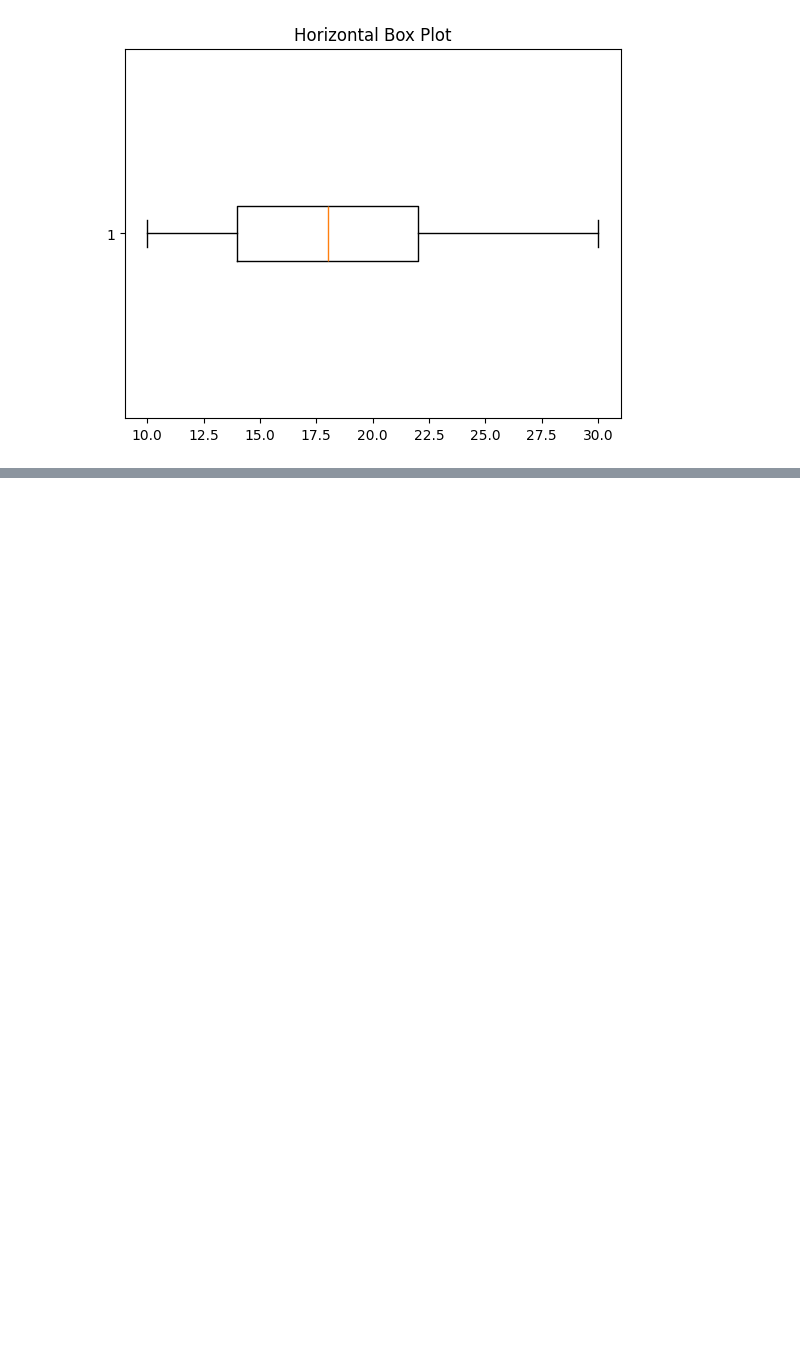
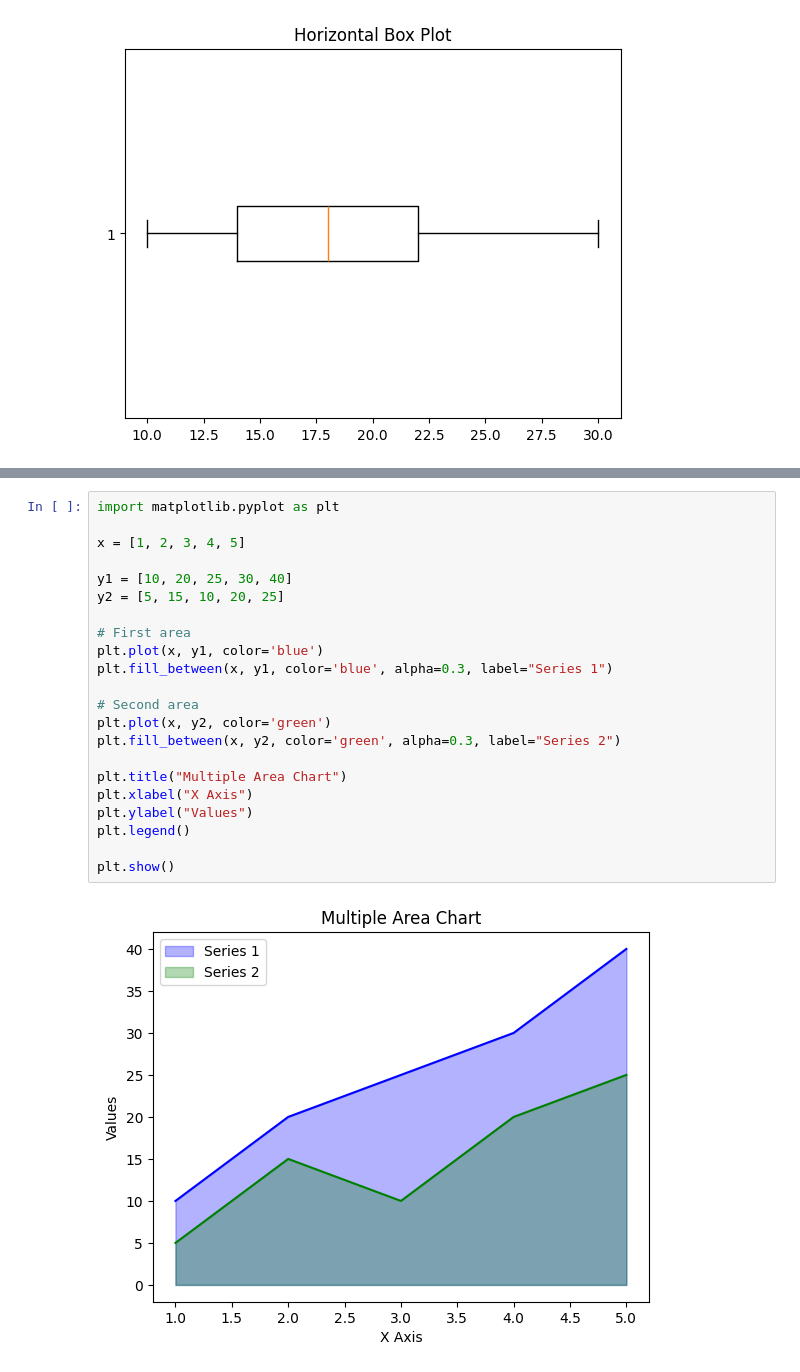
Before and after one commit to rohitkuma6443/Python, a Jupyter notebook: 22.Matplotlip.ipynb, the cells around one changed output, grey strips where cells are left out. Drawn from its saved outputs; the diff is of its cells as text; blank space fills up the shorter version.

```diff
--- a/22.Matplotlip.ipynb
+++ b/22.Matplotlip.ipynb
@@ -380,0 +428,24 @@ plt.show()
+# %%
+import matplotlib.pyplot as plt
+
+x = [1, 2, 3, 4, 5]
+
+y1 = [10, 20, 25, 30, 40]
+y2 = [5, 15, 10, 20, 25]
+
+# First area
+plt.plot(x, y1, color='blue')
+plt.fill_between(x, y1, color='blue', alpha=0.3, label="Series 1")
+
+# Second area
+plt.plot(x, y2, color='green')
+plt.fill_between(x, y2, color='green', alpha=0.3, label="Series 2")
+
+plt.title("Multiple Area Chart")
+plt.xlabel("X Axis")
+plt.ylabel("Values")
+plt.legend()
+
+plt.show()
+# %% [output]
+[figure, added]
```
Also changed, not shown: parts of 7 cells of this notebook.
